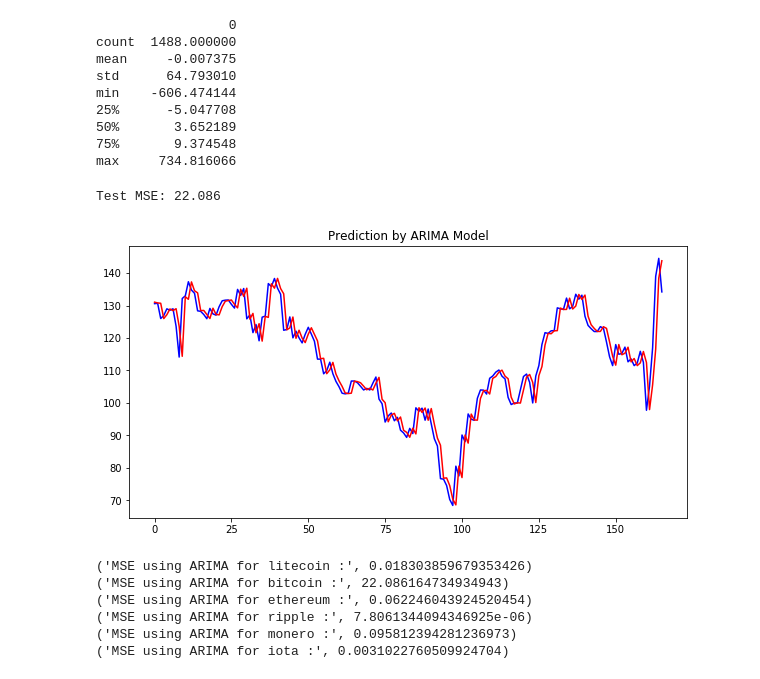
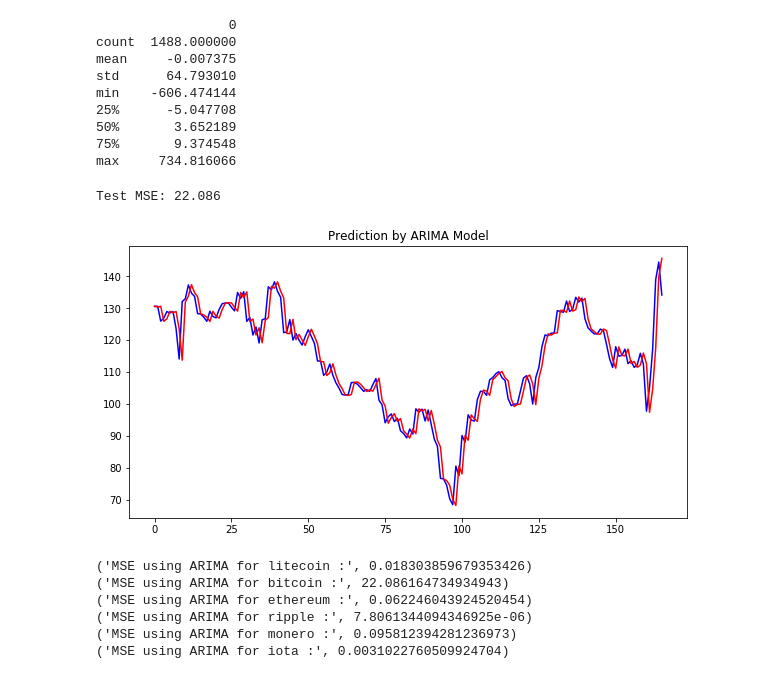
Before and after one commit to masinazarian/cryptocurrency-price-prediction, a Jupyter notebook: main.ipynb, the cells around one changed output. Saved outputs shown, nothing was run; the diff lists cells and outputs as text; code cells hidden in the pictures.

```diff
--- a/main.ipynb
+++ b/main.ipynb
@@ -230,7 +242,8 @@ Name: Close, dtype: float64
 def preprocess(data):
     data.loc[0:, 'Date'] = pd.to_datetime(data['Date'])
     data = data.set_index('Date')
-    return data['Close']
+#     data = data['Close']
+    return data
 # %% [markdown]
 # Data Modelling
 # %%
@@ -241,0 +257,34 @@ def split_data(data):
+# %%
+from sklearn.linear_model import LinearRegression
+from sklearn.svm import SVR
+import time
+import datetime
+
+x = preprocess(currency_dict['bitcoin'])
+x['Date'] = x.index
+x.Close = np.log(x.Close)
+x.Date = x.Date.apply(lambda dt_time:10000*dt_time.year + 1000*dt_time.month + dt_time.day).astype(int)
+x
+train, test = split_data(x)
+
+x_t = train.Date.values.reshape(-1,1)
+y_t = train.Close.values.reshape(-1, 1)
+
+x_te = test.Date.values.reshape(-1,1)
+y_te = test.Close.values.reshape(-1, 1)
+
+# x.columns = ['Close']
+# regr = LinearRegression()
+clf = SVR(C=1.0, epsilon=0.2)
+clf.fit(x_t, y_t)
+
+predictions = clf.predict(x_te)
+predictions = np.exp(predictions)
+y_te = np.exp(y_te)
+
+mse = mean_squared_error(y_te, predictions)
+print ("MSE using Support Vector Regressor: ", mse)
+plt.plot(y_te, color='blue')
+plt.plot(predictions, color='red')
+plt.title("Prediction by ARIMA Model")
+plt.show()
@@ -383,6 +435,7 @@ for currency in currency_dict:
 # %%
 bitcoinDemo = currency_dict['bitcoin']
 bitcoinDemoData = preprocess(bitcoinDemo)
+bitcoinDemoData = bitcoinDemoData['Close']
 X_train_arima, X_test_arima = split_data(bitcoinDemoData)
 # %%
 model = ARIMA(X_train_arima, order=(2,1,0))
@@ -428,26 +481,26 @@ max     734.816066
 # %%
 train = X_train_arima.values
 test = X_test_arima.values
 history = [x for x in train]
 predictions = list()
 for t in range(len(test)):
     model = ARIMA(history, order=(2,1,0))
     model_fit = model.fit(trend='nc', disp=0)
     output = model_fit.forecast()
     yhat = output[0]
     predictions.append(yhat)
     obs = test[t]
     history.append(obs)
 error = mean_squared_error(test, predictions)
 print('Test MSE: %.3f' % error)
 # plot
-plt.plot(test1, color='blue')
-plt.plot(predictions1, color='red')
+plt.plot(test, color='blue')
+plt.plot(predictions, color='red')
 plt.title("Prediction by ARIMA Model")
 plt.show()
 # %% [output]
 Test MSE: 22.086
-[figure, old version]
+[figure, new version]
 # %%
 def arima(data):
     X_train_arima, X_test_arima = split_data(data)
```
Also changed, not shown: parts of 6 cells of this notebook.
